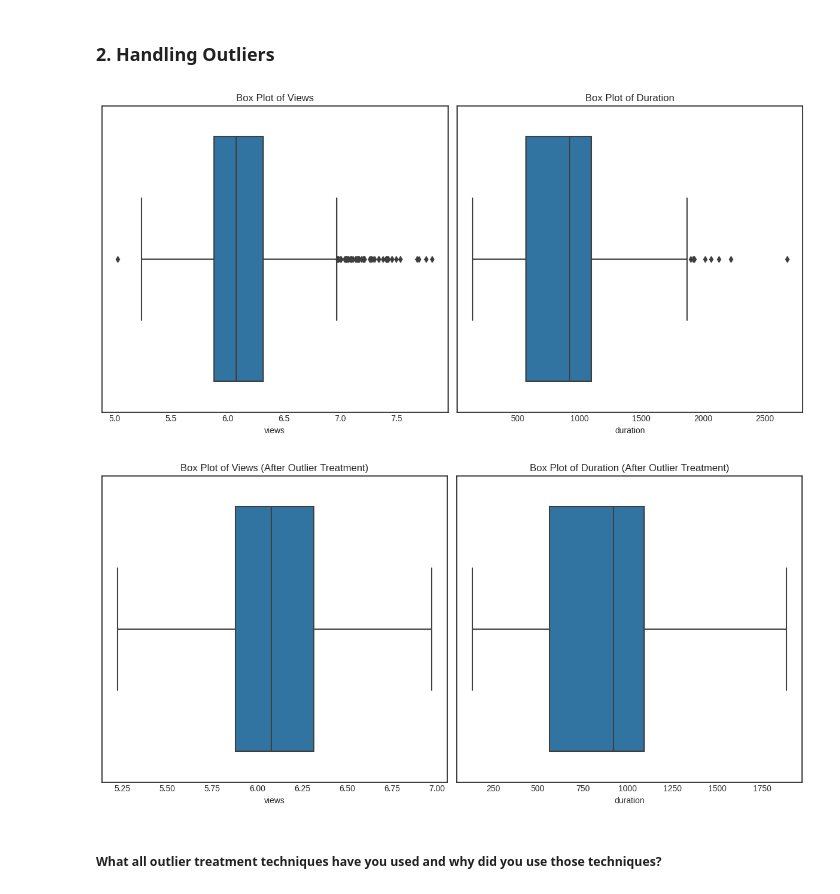
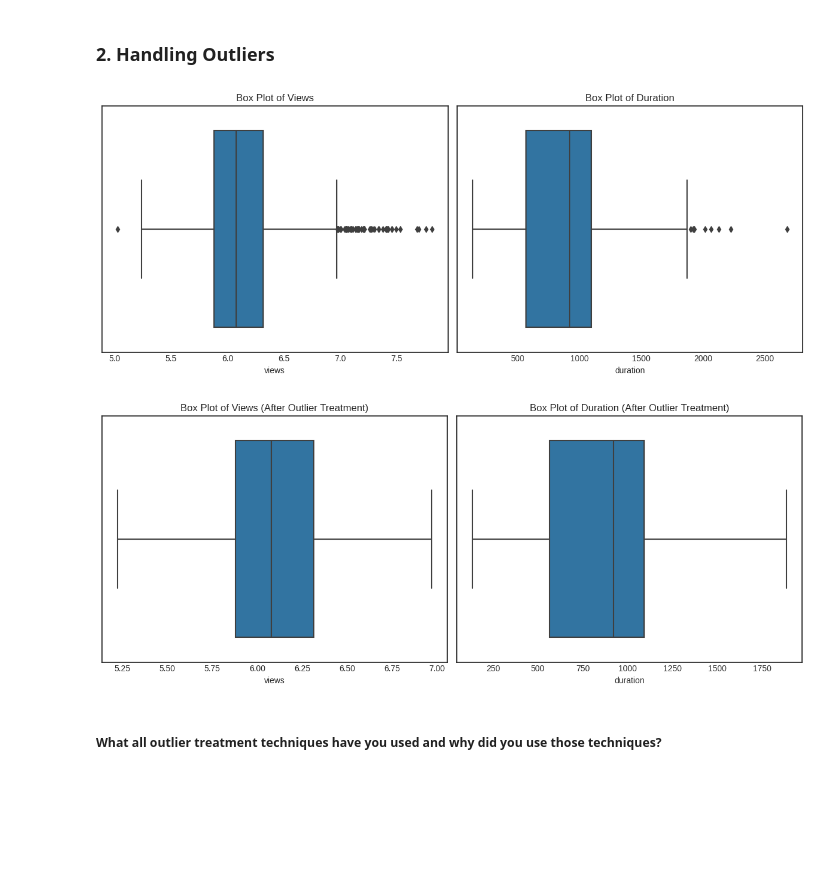
Before and after one commit to shubhamrai1318/TED_Talk_Views_Prediction, a Jupyter notebook: TED_Talk_Views_Prediction.ipynb, the cells around one changed output. Cells and saved outputs as stored; diff of their text form; code cells hidden in the pictures; blank space fills up the shorter version.

```diff
--- a/TED_Talk_Views_Prediction.ipynb
+++ b/TED_Talk_Views_Prediction.ipynb
@@ -402,5 +402,9 @@ dtype: int64
 # Write your code to make your dataset analysis ready.
 
 # filling the missing values
-values = {'comments':0, 'occupations':'no data', 'about_speakers': 'no data', 'all_speakers' : 'no data'}
+df['comments'].fillna(0, inplace = True)
+values = { 'occupations':'no data', 'about_speakers': 'no data', 'all_speakers' : 'no data'}
 df = df.fillna(value=values)
+
+# rechecking for null values, after filling the null values
+df.isnull().sum()
@@ -457,6 +431,0 @@ memory usage: 205.8+ KB
-# %%
-# dropping all_speakers column because this column duplicate of speaker_1 and also drop url column and talk_id column
-df.drop(['all_speakers', 'url', 'talk_id'], axis=1, inplace=True)
-
-# renaming the column speaker_1 to speaker
-df.rename(columns={'speaker_1': 'speaker'}, inplace=True)
@@ -495,3 +493,0 @@ df.sample(3)
-# %%
-# removing some untidy columns that is not required and not any correlations towards our dependent column views
-df.drop(['occupations', 'about_speakers', 'related_talks','description','transcript'], axis=1, inplace=True)
@@ -1598,7 +1616,7 @@ dtype: int64
 # Handling Outliers & Outlier treatments
 
 # Let's identify potential outliers in the 'views' and 'duration' columns using box plots.
-plt.figure(figsize=(12, 6))
+plt.figure(figsize=(12, 5))
 plt.subplot(1, 2, 1)
 sns.boxplot(x=df['views'])
 plt.title('Box Plot of Views')
@@ -1620,36 +1638,36 @@ IQR_duration = Q3_duration - Q1_duration
 
 # Define the lower and upper bounds for outliers using the IQR method
 lower_bound_views = Q1_views - 1.5 * IQR_views
 upper_bound_views = Q3_views + 1.5 * IQR_views
 lower_bound_duration = Q1_duration - 1.5 * IQR_duration
 upper_bound_duration = Q3_duration + 1.5 * IQR_duration
 
 # Replace outliers with the lower or upper bound value
 
 # For 'views' column
 df.loc[df['views'] < lower_bound_views, 'views'] = lower_bound_views
 df.loc[df['views'] > upper_bound_views, 'views'] = upper_bound_views
 
 # For 'duration' column
 df.loc[df['duration'] < lower_bound_duration, 'duration'] = lower_bound_duration
 df.loc[df['duration'] > upper_bound_duration, 'duration'] = upper_bound_duration
 
 
 # Let's visualize the box plots again to see the effect of outlier treatment
-plt.figure(figsize=(12, 6))
+plt.figure(figsize=(12, 5))
 plt.subplot(1, 2, 1)
 sns.boxplot(x=df['views'])
 plt.title('Box Plot of Views (After Outlier Treatment)')
 
 plt.subplot(1, 2, 2)
 sns.boxplot(x=df['duration'])
 plt.title('Box Plot of Duration (After Outlier Treatment)')
 
 plt.tight_layout()
 plt.show()
 # %% [output]
-[figure, old version]
+[figure, new version]
-[figure, old version]
+[figure, new version]
 # %% [markdown]
 ##### What all outlier treatment techniques have you used and why did you use those techniques?
 # %% [markdown]
```
Also changed, not shown: parts of 44 cells of this notebook.
